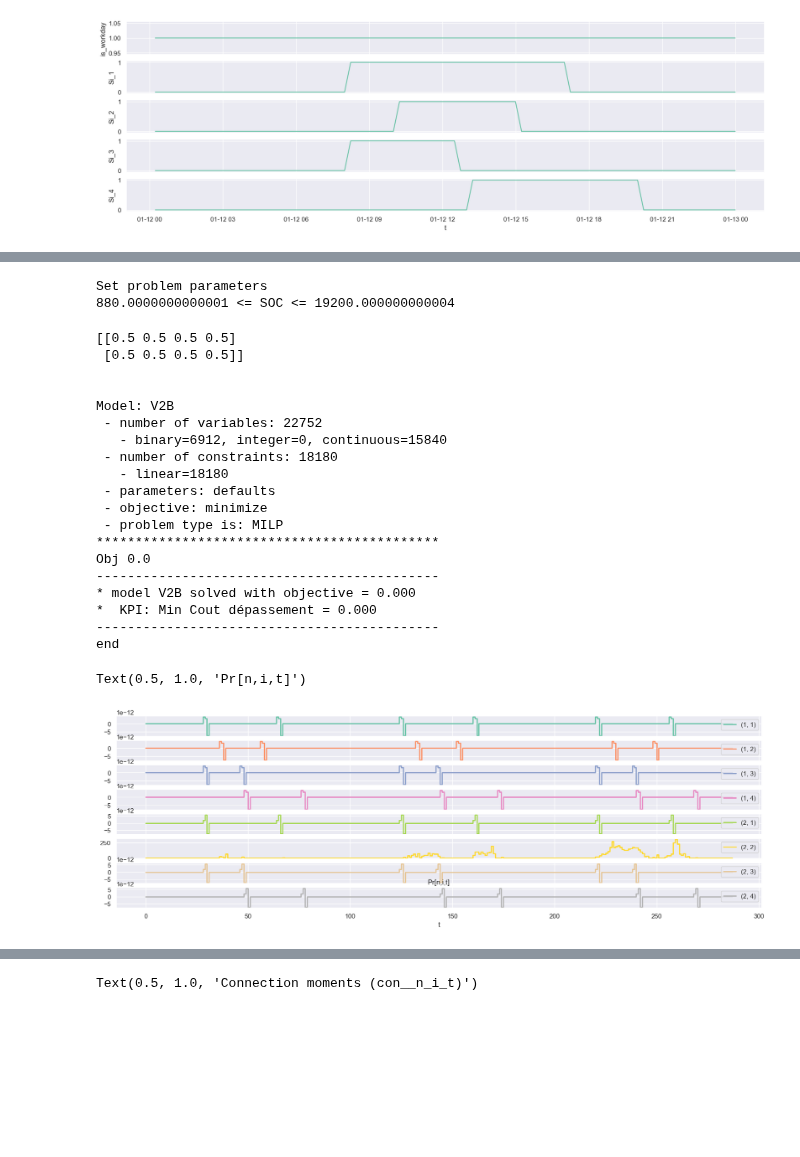
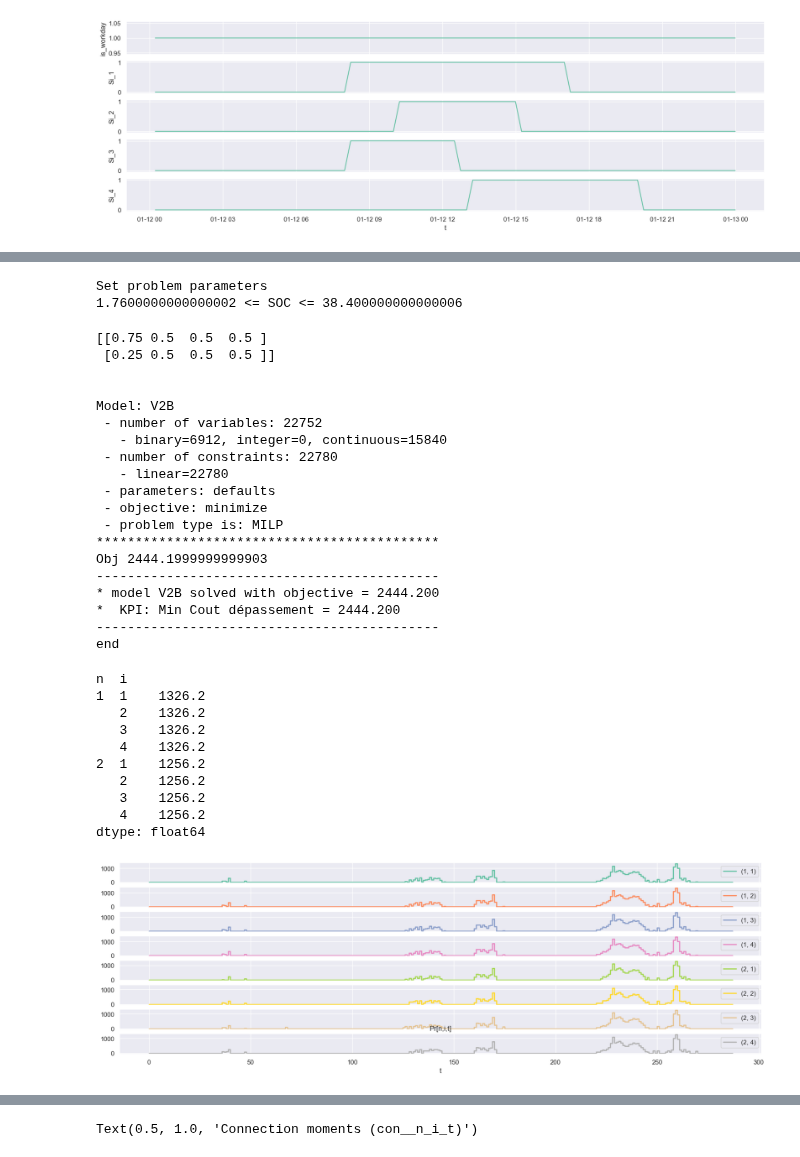
Before and after one commit to cimadure/ene8230, a Jupyter notebook: project.ipynb, the cells around one changed output, grey strips where cells are left out. Cells and saved outputs as stored; diff of their text form; code cells hidden in the pictures; blank space fills up the shorter version.

Commit message:
Somme des Puissances fonctionnent ( Pch et Pdec à mut. exclu

```diff
--- a/project.ipynb
+++ b/project.ipynb
@@ -24,6 +20,7 @@ import seaborn as sns
 import matplotlib.pyplot as plt
 from IPython.display import display
 # %%
+sns.set_style("whitegrid")
 figure_size =[20,6]
 save_dir = 'media'
 # %%
@@ -189,12 +177,13 @@ dtype: float64
 # %%
 print('Set problem parameters')
-n_ev = 1000.0
+n_ev = 2.0
 # Prius 4.4kWh, Leaf 24kWh
-soc_max = 0.8*24*1000
-soc_min = 0.2*4.4*1000
+soc_max = 0.8*24*n_ev
+soc_min = 0.2*4.4*n_ev
 print("{mi} <= SOC <= {ma}".format(mi=soc_min, ma=soc_max))
 
-bn = n_ev
+bn = 1*n_ev
+#bn = 40
 params = {
     # Variables	Descriptions	Unités
     'Ce': 0.06319, # $/kWh (tarif D)
@@ -202,8 +191,8 @@ params = {
 
     'SOCmin': soc_min,  # État de charge minimum des véhicules électriques	kWh
     'SOCmax': soc_max,  # État de charge maximum des véhicules électriques	kWh
-    'Pch_min': 0*(4.4*(15/60))*bn,  # Puissance de charge minimum 	kW
-    'Pdis_min': 0*(4.4*(15/60))*bn,  # Puissance de décharge minimum	kW
+    'Pch_min': 1*(4.4*(15/60))*bn,  # Puissance de charge minimum 	kW
+    'Pdis_min': 1*(4.4*(15/60))*bn,  # Puissance de décharge minimum	kW
     'Pch_max_n': [bn*7.5, bn*50.0],  # Puissance de charge maximum en utilisant les bornes de type n	kW
     'Pdis_max_n': [bn*5.0, bn*40.0],  # Puissance de décharge maximum en utilisant les bornes de type n	kW
     #'Pch_max_n': [50.0],  # Puissance de charge maximum en utilisant les bornes de type n	kW
@@ -228,7 +217,7 @@ params = {
 }
 # %% [output]
 Set problem parameters
-880.0000000000001 <= SOC <= 19200.000000000004
+1.7600000000000002 <= SOC <= 38.400000000000006
 # %%
 #%aimport model
 #more: https://ibmdecisionoptimization.github.io/docplex-doc/mp/docplex.mp.solution.html#docplex.mp.solution.SolveSolution
@@ -257,30 +246,40 @@ filename = Path(save_dir,'solution.json')
 with open('solution.pickle', mode='wb') as f:
     solus.export(f,format='json')
 # %% [output]
-[[0.5 0.5 0.5 0.5]
- [0.5 0.5 0.5 0.5]]
+[[0.75 0.5  0.5  0.5 ]
+ [0.25 0.5  0.5  0.5 ]]
 
 
 Model: V2B
  - number of variables: 22752
    - binary=6912, integer=0, continuous=15840
- - number of constraints: 18180
-   - linear=18180
+ - number of constraints: 22780
+   - linear=22780
  - parameters: defaults
  - objective: minimize
  - problem type is: MILP
 ********************************************
-Obj 0.0
+Obj 2444.1999999999903
 --------------------------------------------
-* model V2B solved with objective = 0.000
-*  KPI: Min Cout dépassement = 0.000
+* model V2B solved with objective = 2444.200
+*  KPI: Min Cout dépassement = 2444.200
 --------------------------------------------
 end
 # %%
-df_Pr__n_i_t = mdl.var_dict_as_df(solution=solus, var_dict=mdl.Pr__n_i_t, index='t', columns=['n', 'i'])
+df_var = mdl.var_dict_as_df(solution=solus, var_dict=mdl.Pr__n_i_t, index='t', columns=['n', 'i'])
 #df_con__n_i_t.plot(figsize=figure_size,subplots=True, linestyle='none', marker='.')
-df_Pr__n_i_t.plot(figsize=figure_size,subplots=True, drawstyle="steps", linewidth=2)
+df_var.plot(figsize=figure_size,subplots=True, drawstyle="steps", linewidth=2)
 plt.title('Pr[n,i,t]')
+print(df_var.max())
 # %% [output]
-Text(0.5, 1.0, 'Pr[n,i,t]')
+n  i
+1  1    1326.2
+   2    1326.2
+   3    1326.2
+   4    1326.2
+2  1    1256.2
+   2    1256.2
+   3    1256.2
+   4    1256.2
+dtype: float64
-[figure, old version]
+[figure, new version]
```
Also changed, not shown: parts of 11 cells of this notebook, 1 other file.
